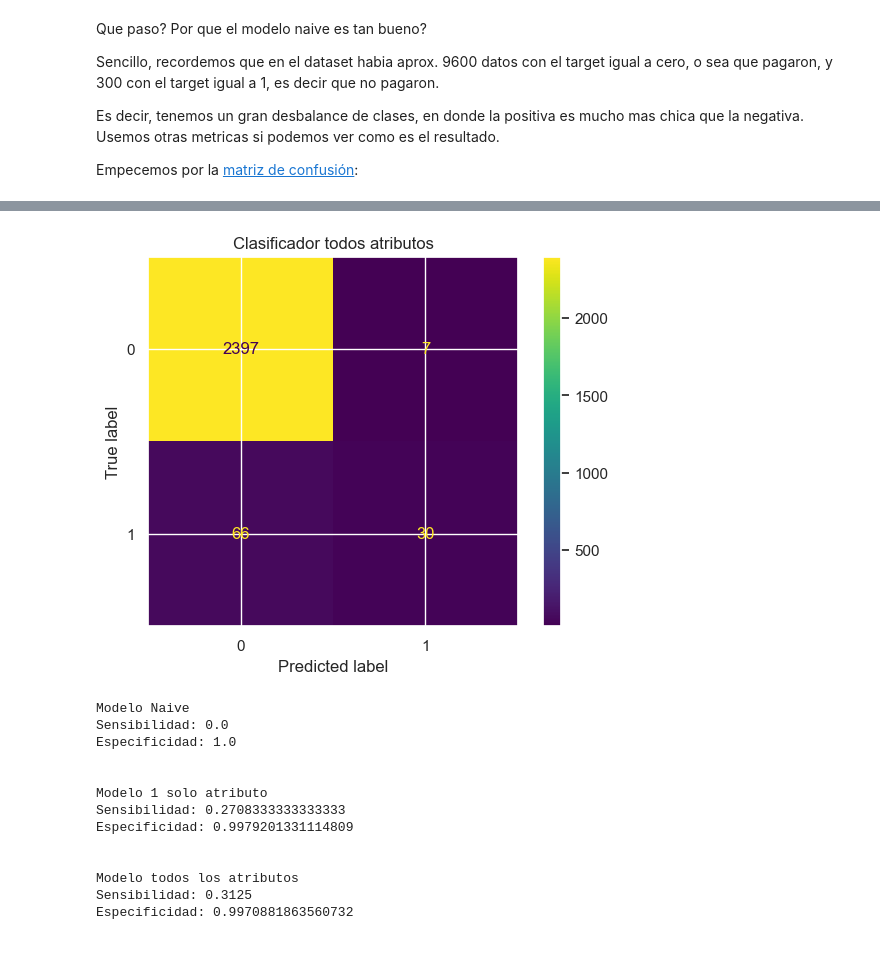
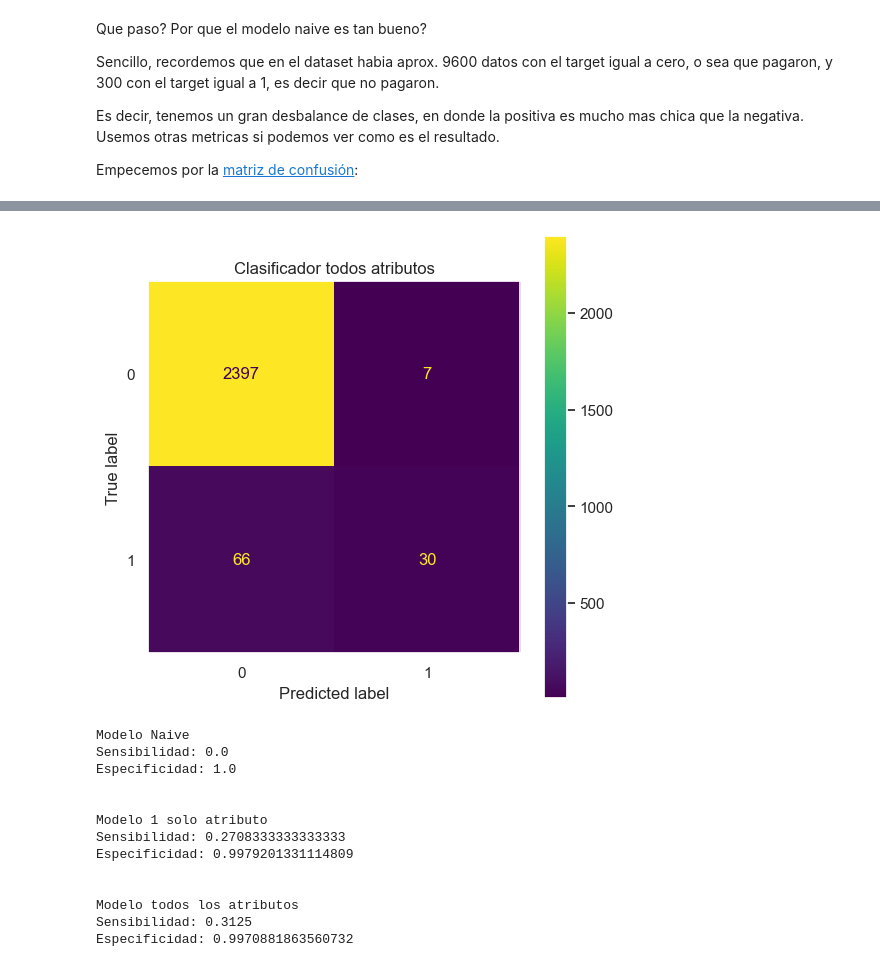
Before and after one commit to manoloacademia/aprMaqI_CEIA, a Jupyter notebook: clase3/jupyter_notebooks/clasificacion.ipynb, the cells around one changed output, grey strips where cells are left out. Cells and saved outputs as stored; diff of their text form; code cells hidden in the pictures.

```diff
--- a/clase3/jupyter_notebooks/clasificacion.ipynb
+++ b/clase3/jupyter_notebooks/clasificacion.ipynb
@@ -329,10 +335,13 @@ plt.title("Clasificador solo balance");
 # %%
 disp = ConfusionMatrixDisplay(confusion_matrix=cm_total,
                               display_labels=classifier_total.classes_)
-disp.plot()
-plt.title("Clasificador todos atributos");
+
+fig, ax = plt.subplots(figsize=(6,6))
+ax.grid(False)
+disp.plot(ax=ax)
+ax.set_title("Clasificador todos atributos");
 # %% [output]
-[figure, old version]
+[figure, new version]
 # %%
 # Midamos la sensibilidad y especificidad
 print("Modelo Naive")
```
Also changed, not shown: parts of 3 cells of this notebook.
